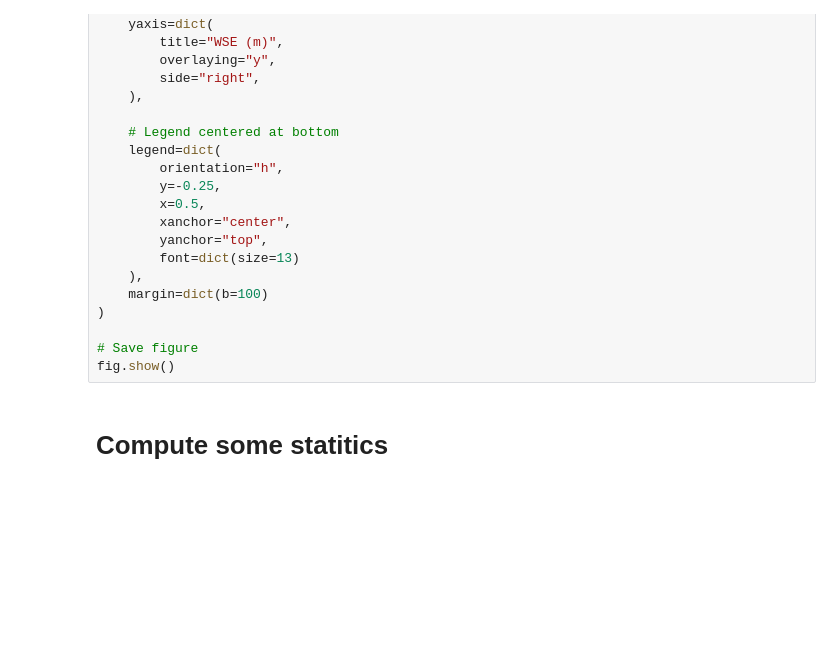
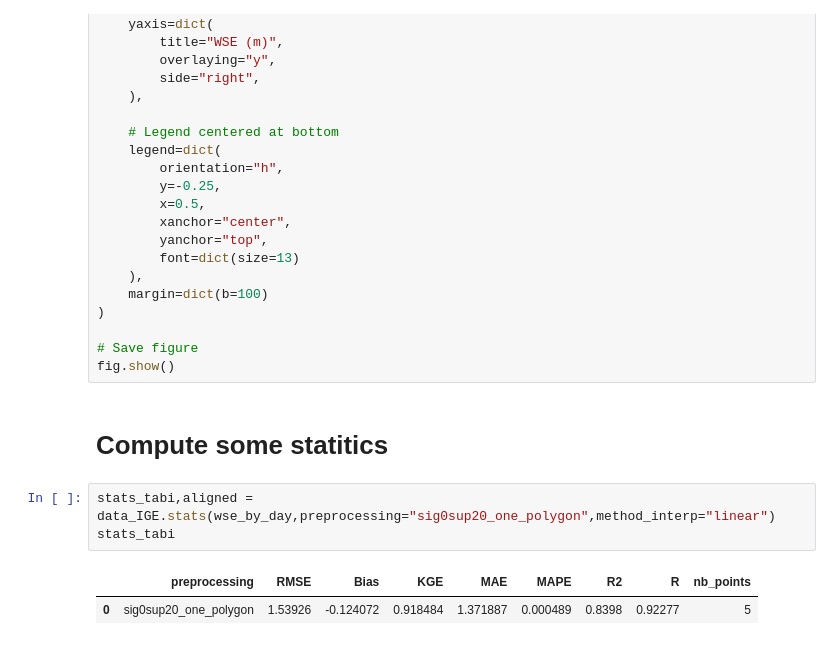
Before and after one commit to LauraneC/SPIXC, a Jupyter notebook: examples/Lac_Rosolin.ipynb, the cells around one changed output. Drawn from its saved outputs; the diff is of its cells as text; blank space fills up the shorter version.

```diff
--- a/examples/Lac_Rosolin.ipynb
+++ b/examples/Lac_Rosolin.ipynb
@@ -113,3 +113,9 @@ fig.update_layout(
 fig.show()
 # %% [markdown]
 # Compute some statitics
+# %%
+stats_tabi,aligned = data_IGE.stats(wse_by_day,preprocessing="sig0sup20_one_polygon",method_interp="linear")
+stats_tabi
+# %% [output]
+|  | preprocessing | RMSE | Bias | KGE | MAE | MAPE | R2 | R | nb_points |
+| 0 | sig0sup20_one_polygon | 1.53926 | -0.124072 | 0.918484 | 1.371887 | 0.000489 | 0.8398 | 0.92277 | 5 |
```
Also changed, not shown: parts of 4 cells of this notebook, 3 other files.
